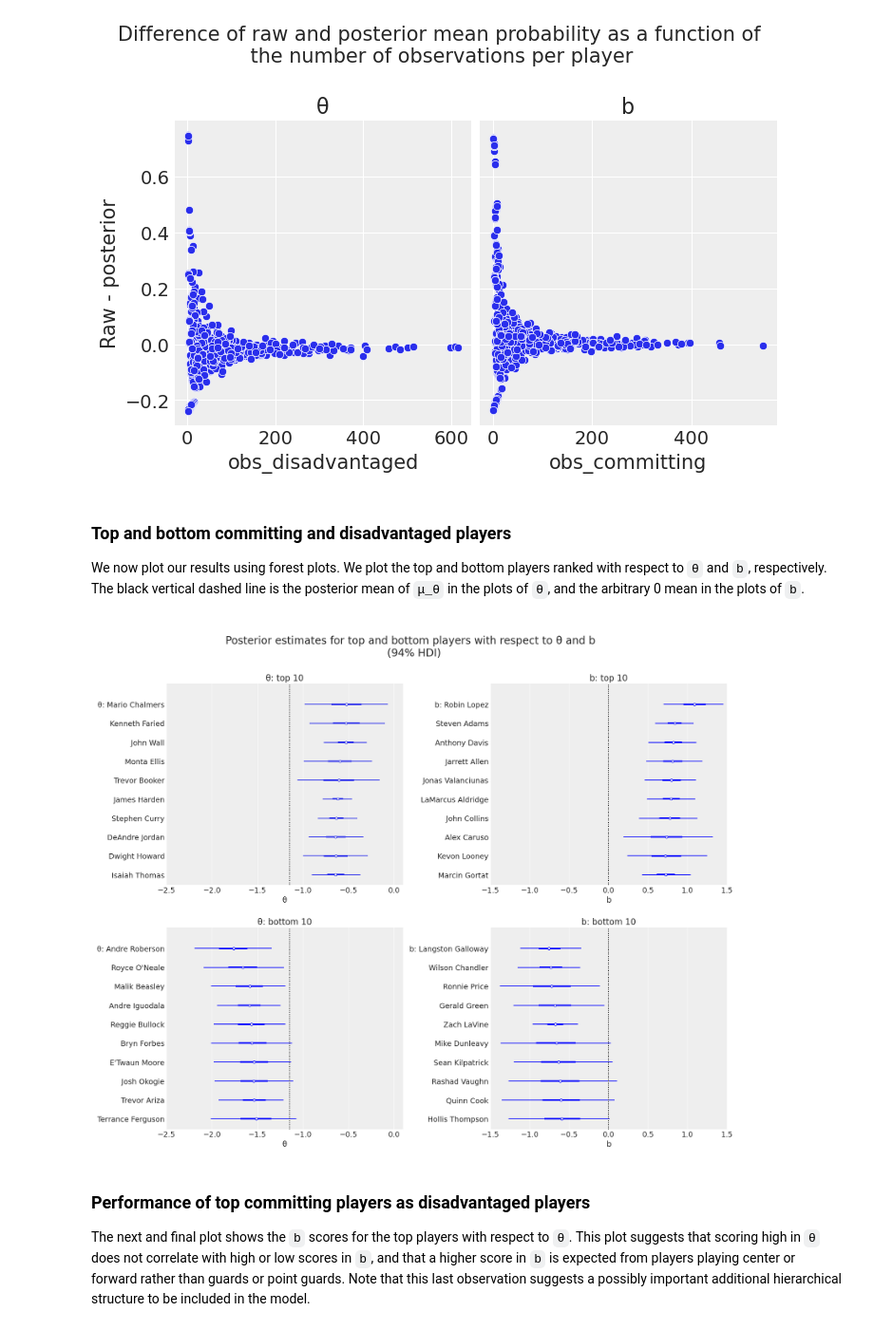
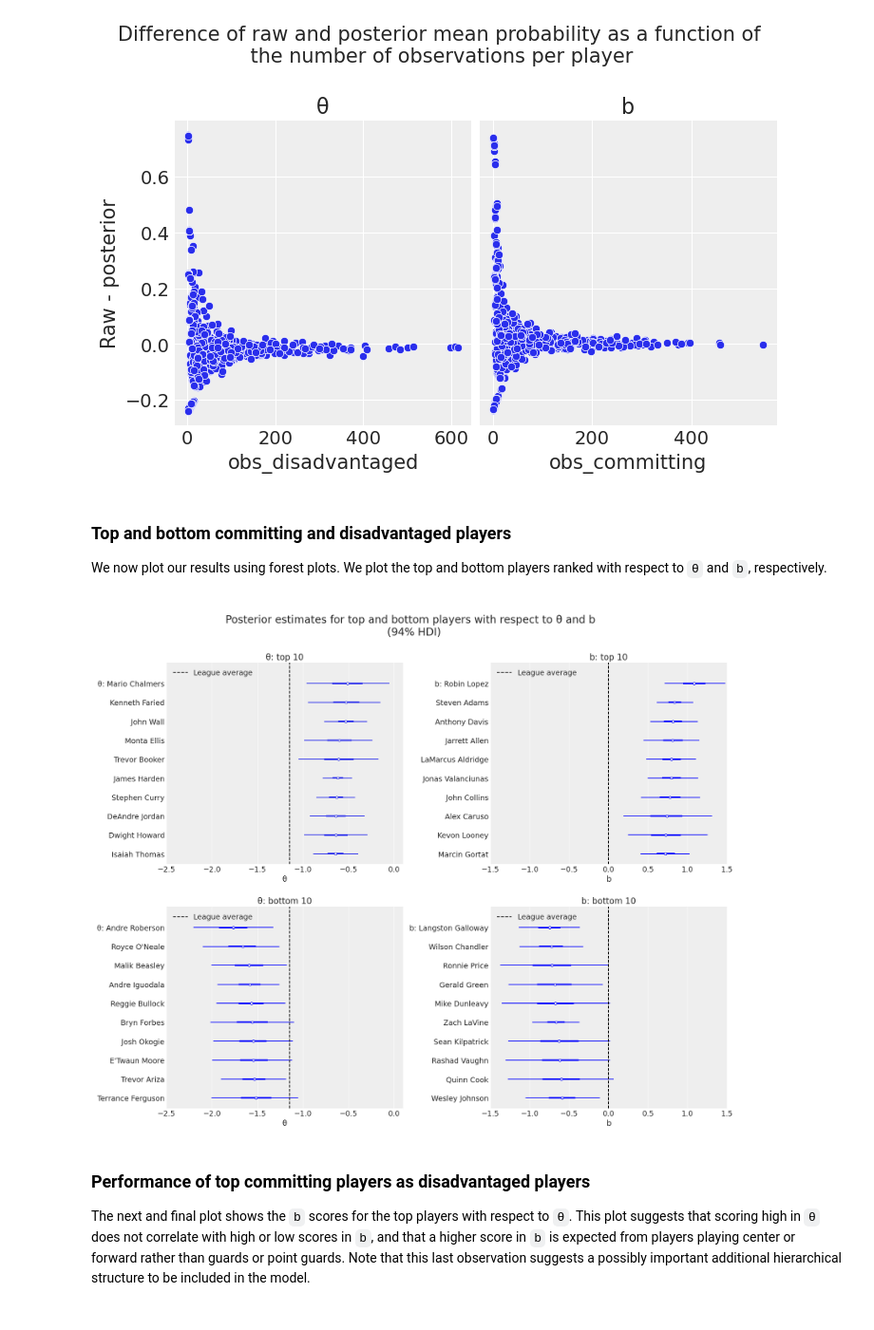
Before and after one commit to ltoniazzi/Item-Response-NBA, a Jupyter notebook: Item-Response-NBA.ipynb, the cells around one changed output. Shown: that part at 95% size. Cells and saved outputs as stored; diff of their text form; code cells hidden in the pictures.

```diff
--- a/Item-Response-NBA.ipynb
+++ b/Item-Response-NBA.ipynb
@@ -175,10 +174,9 @@ with pm.Model(coords=coords) as model:
     θ = pm.Deterministic('θ', Δ_θ*σ_θ+μ_θ, dims='disadvantaged')
     b = pm.Deterministic('b', Δ_b*σ_b, dims='committing')
     η = pm.Deterministic('η', θ[disadvantaged_observed]-b[committing_observed])
-    p = pm.Deterministic('p', tt.nnet.sigmoid(η))
 
     #Likelihood
-    y = pm.Bernoulli('y', p, observed=foul_called_observed)
+    y = pm.Bernoulli('y', logit_p=η, observed=foul_called_observed)
 # %% [markdown]
 We use the method `model_to_graphviz` to plot our model. This shows the hierarchical structure on the variables `θ` and `b`.
 # %%
@@ -192,7 +190,7 @@ We now sample from our Rasch model and then plot the energy difference of the ob
 # %%
 with model:
     trace = pm.sample(1000,
-                      tune=1000,
+                      tune=1500,
                       return_inferencedata=True,
                       random_seed=RANDOM_SEED)
 az.plot_energy(trace);
@@ -258,7 +261,7 @@ plt.show()
 [figure]
 # %% [markdown]
 ### Top and bottom  committing and disadvantaged players
-We now plot our results using forest plots. We plot the top and bottom players ranked with respect to `θ` and `b`, respectively. The black vertical dashed line is the posterior mean of `μ_θ` in the plots of `θ`, and the arbitrary 0 mean in the plots of `b`.
+We now plot our results using forest plots. We plot the top and bottom players ranked with respect to `θ` and `b`, respectively.
 # %%
 def order_posterior(inferencedata,var,bottom_bool):
     xarray_ = inferencedata.posterior[var].mean(dim=['chain','draw'])
@@ -269,7 +272,8 @@ top_b, bottom_b = order_posterior(trace,'b',False), order_posterior(trace,'b',Tr
 amount = 10 #How many top players we want to display in each cathegory
 
 fig = plt.figure(figsize=(17, 14))
-fig.suptitle('\nPosterior estimates for top and bottom players with respect to θ and b  \n(94% HDI)\n',fontsize=20)
+fig.suptitle('\nPosterior estimates for top and bottom players '
+             'with respect to θ and b  \n(94% HDI)\n',fontsize=20)
 θ_top_ax = fig.add_subplot(221)
 b_top_ax = fig.add_subplot(222)
 θ_bottom_ax = fig.add_subplot(223, sharex=θ_top_ax)
@@ -279,38 +283,55 @@ b_bottom_ax = fig.add_subplot(224, sharex=b_top_ax)
 az.plot_forest(trace,var_names=['θ'], combined=True,
                coords={'disadvantaged':top_θ[:amount].coords['disadvantaged']},
                ax=θ_top_ax)
 θ_top_ax.set_title(f'θ: top {amount}')
 θ_top_ax.set_xlabel('θ\n')
-θ_top_ax.axvline(μ_θ_mean,color='black',ls=':', label ='mean')
+#θ_top_ax.axvline(μ_θ_mean,color='black',ls=':', label ='mean')
 θ_top_ax.set_xlim(xmin= -2.5,xmax = 0.1)
+θ_top_ax.vlines(μ_θ_mean, -1, amount,
+                    'k', '--',
+                    label=("League average"))
+θ_top_ax.legend(loc=2)
+
 
 #θ: plot bottom
 az.plot_forest(trace,var_names=['θ'], colors='blue', combined=True,
                coords={'disadvantaged':bottom_θ[:amount].coords['disadvantaged']},
                ax=θ_bottom_ax)
 θ_bottom_ax.set_title(f'θ: bottom {amount}')
 θ_bottom_ax.set_xlabel('θ')
-θ_bottom_ax.axvline(μ_θ_mean,color='black',ls=':')
+#θ_bottom_ax.axvline(μ_θ_mean,color='black',ls=':')
+θ_bottom_ax.vlines(μ_θ_mean, -1, amount,
+                       'k', '--',
+                       label=("League average"))
+θ_bottom_ax.legend(loc=2)
 
 #b: plot top
 ax = az.plot_forest(trace,var_names=['b'], colors='blue', combined=True,
                     coords={'committing':top_b[:amount].coords['committing']},
                     ax=b_top_ax)
 b_top_ax.set_title(f'b: top {amount}')
 b_top_ax.set_xlabel('b\n')
-b_top_ax.axvline(μ_b_mean,color='black',ls=':')
+#b_top_ax.axvline(μ_b_mean,color='black',ls=':')
 b_top_ax.set_xlim(xmin= -1.5,xmax = 1.5)
+b_top_ax.vlines(0, -1, amount,
+                    'k', '--',
+                    label="League average");
+b_top_ax.legend(loc=2)
 
 #b: plot bottom
 az.plot_forest(trace,var_names=['b'], colors='blue', combined=True,
                coords={'committing':bottom_b[:amount].coords['committing']},
                ax=b_bottom_ax)
 b_bottom_ax.set_title(f'b: bottom {amount}')
 b_bottom_ax.set_xlabel('b')
-b_bottom_ax.axvline(μ_b_mean,color='black',ls=':')
+#b_bottom_ax.axvline(μ_b_mean,color='black',ls=':')
+b_bottom_ax.vlines(0, -1, amount,
+                    'k', '--',
+                    label="League average");
+b_bottom_ax.legend(loc=2)
 plt.show();
 # %% [output]
-[figure, old version]
+[figure, new version]
 # %% [markdown]
 ### Performance of top committing players as disadvantaged players
 
```
Also changed, not shown: parts of 7 cells of this notebook.
